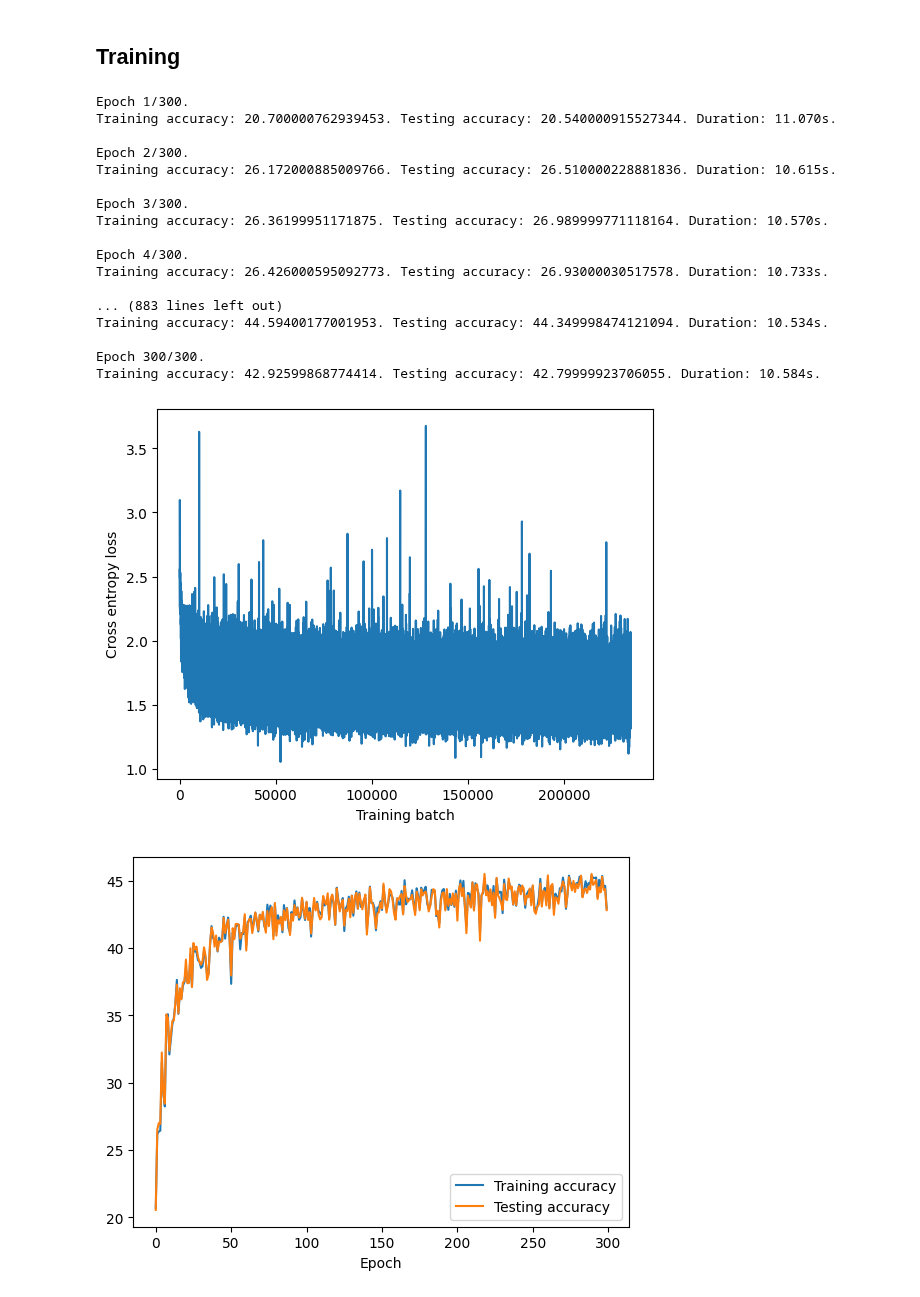
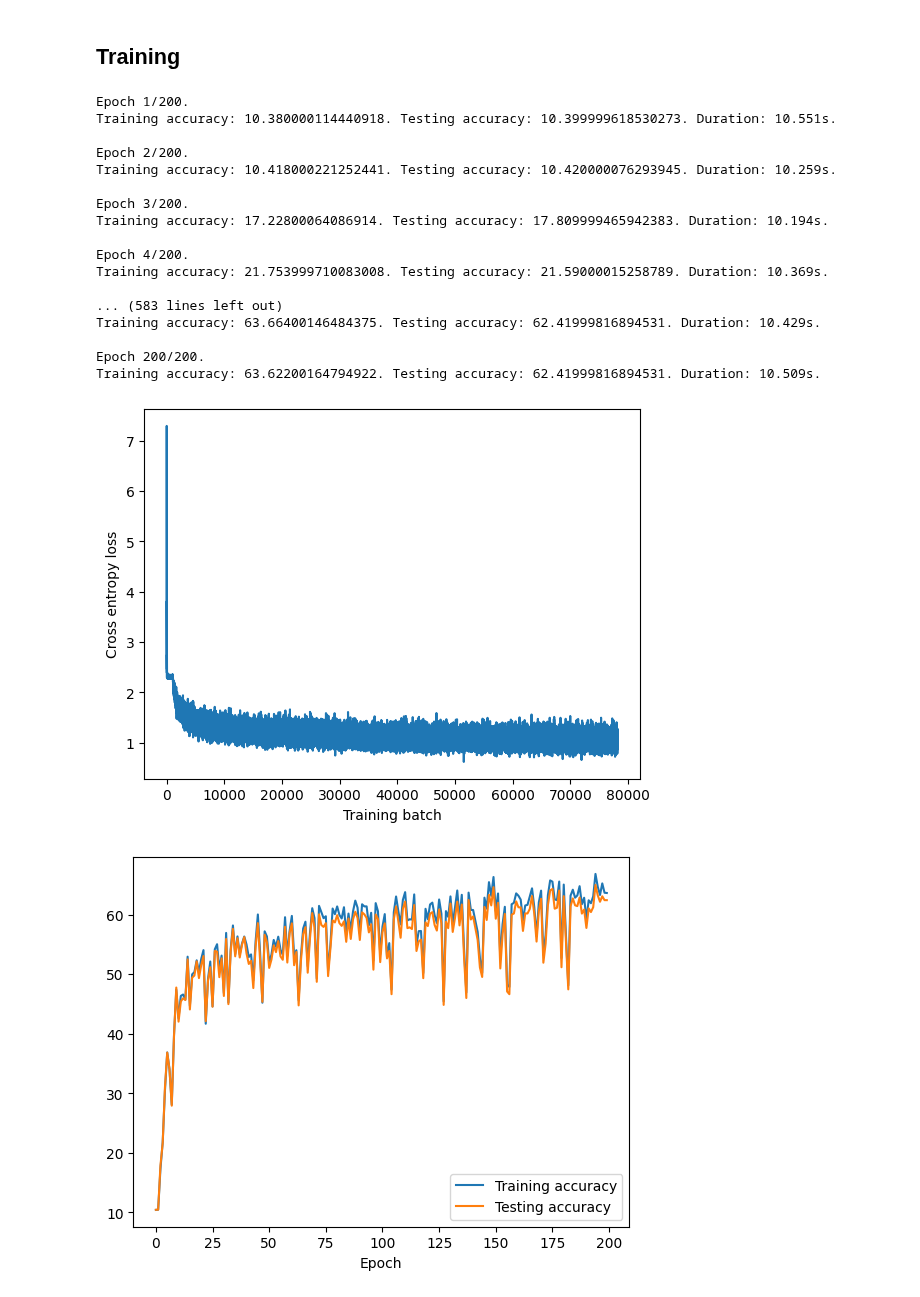
Before and after one commit to dibahk/CIFAR-10-Image-Classification, a Jupyter notebook: Coursework.ipynb, the cells around one changed output. Drawn from its saved outputs; the diff is of its cells as text; code cells hidden in the pictures.

```diff
--- a/Coursework.ipynb
+++ b/Coursework.ipynb
@@ -28,7 +28,7 @@ def load_data_CIFAR10(batch_size, resize=None):
             torch.utils.data.DataLoader(mnist_test, batch_size, shuffle=False,
                             num_workers=2))
 # %%
-batch_size = 64 # Defines the batch size
+batch_size = 128 # Defines the batch size
 train_iter, test_iter = load_data_CIFAR10(batch_size)
 # %% [output]
 Files already downloaded and verified
@@ -105,6 +105,7 @@ class BlockGen(nn.Module):
     def forward(self, x):
         m = torch.mean(torch.flatten(x, 2), dim=2)
         a = self.fc(m)
+        x = self.relu(x)
         model = self.model
         out_list = []
         for i, mod in enumerate(model):
@@ -211,7 +212,7 @@ FinalModel(
 # %%
 loss = torch.nn.CrossEntropyLoss()
 # %%
-lr = 0.01
+lr = 0.05
 optimizer = torch.optim.Adam(model.parameters(), lr=lr)
 # %%
 def correct(logits, y):
@@ -239,7 +240,7 @@ losses = [] # Stores the loss for each training batch
 train_accs = [] # Stores the training accuracy after each epoch
 test_accs = [] # Stores the testing accuracy after each epoch
 
-num_epochs = 300
+num_epochs = 200
 for epoch in range(num_epochs):
     print(f'\nEpoch {epoch + 1}/{num_epochs}.')
     start_time = time.perf_counter()
@@ -254,44 +255,44 @@ for epoch in range(num_epochs):
         l.backward() # Computes the gradient of the loss `l` with respect to the model parameters
 
         optimizer.step() # Updates the model parameters based on the gradients stored inside them
 
         losses.append(float(l)) # Stores the loss for this batch
 
     model.eval() # This is necessary because batch normalization behaves differently between training and evaluation
     train_accs.append(evaluate_metric(model, train_iter, correct))
     test_accs.append(evaluate_metric(model, test_iter, correct))
 
     end_time = time.perf_counter()
 
     print(f'Training accuracy: {train_accs[-1]}. Testing accuracy: {test_accs[-1]}. Duration: {end_time - start_time:.3f}s.') # Computes and displays training/testing dataset accuracy.
 
 plt.plot(losses) # Plots the loss for each training batch
 plt.xlabel('Training batch')
 plt.ylabel('Cross entropy loss')
 plt.show()
 
 plt.plot(list(map(lambda x: x.cpu(),train_accs)), label='Training accuracy')
 plt.plot(list(map(lambda x: x.cpu(),test_accs)), label='Testing accuracy')
 plt.legend(loc='best')
 plt.xlabel('Epoch')
 plt.show()
 # %% [output]
-Epoch 1/300.
-Training accuracy: 20.700000762939453. Testing accuracy: 20.540000915527344. Duration: 11.070s.
+Epoch 1/200.
+Training accuracy: 10.380000114440918. Testing accuracy: 10.399999618530273. Duration: 10.551s.
 
-Epoch 2/300.
-Training accuracy: 26.172000885009766. Testing accuracy: 26.510000228881836. Duration: 10.615s.
+Epoch 2/200.
+Training accuracy: 10.418000221252441. Testing accuracy: 10.420000076293945. Duration: 10.259s.
 
-Epoch 3/300.
-Training accuracy: 26.36199951171875. Testing accuracy: 26.989999771118164. Duration: 10.570s.
+Epoch 3/200.
+Training accuracy: 17.22800064086914. Testing accuracy: 17.809999465942383. Duration: 10.194s.
 
-Epoch 4/300.
-Training accuracy: 26.426000595092773. Testing accuracy: 26.93000030517578. Duration: 10.733s.
+Epoch 4/200.
+Training accuracy: 21.753999710083008. Testing accuracy: 21.59000015258789. Duration: 10.369s.
 
-... (883 lines left out)
-Training accuracy: 44.59400177001953. Testing accuracy: 44.349998474121094. Duration: 10.534s.
+... (583 lines left out)
+Training accuracy: 63.66400146484375. Testing accuracy: 62.41999816894531. Duration: 10.429s.
 
-Epoch 300/300.
-Training accuracy: 42.92599868774414. Testing accuracy: 42.79999923706055. Duration: 10.584s.
+Epoch 200/200.
+Training accuracy: 63.62200164794922. Testing accuracy: 62.41999816894531. Duration: 10.509s.
-[figure, old version]
+[figure, new version]
-[figure, old version]
+[figure, new version]
```
Also changed, not shown: parts of 2 cells of this notebook.
